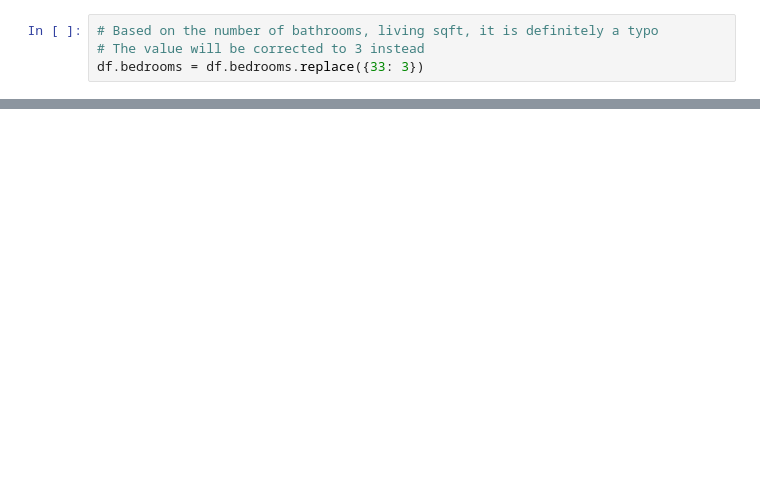
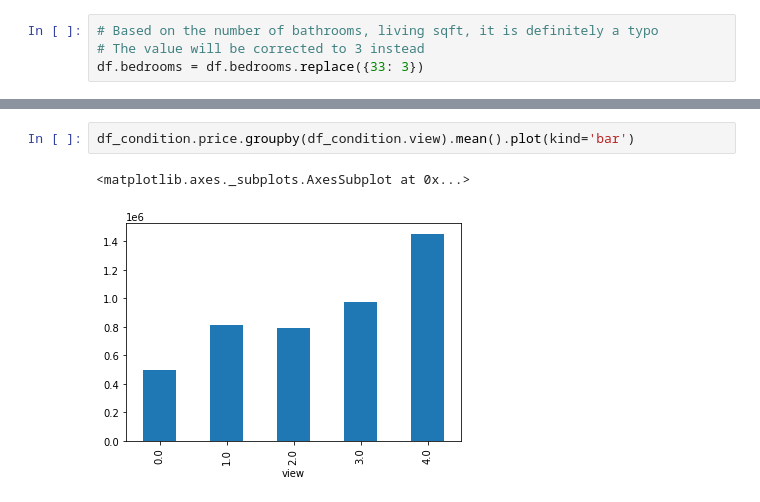
Before and after one commit to lavsz/Mod2_Kings_County_Housing_Price_Prediction, a Jupyter notebook: King's County Housing Price_Data_Cleaning.ipynb, the cells around one changed output, grey strips where cells are left out. Cells and saved outputs as stored; diff of their text form; blank space fills up the shorter version.

```diff
--- a/King's County Housing Price_Data_Cleaning.ipynb
+++ b/King's County Housing Price_Data_Cleaning.ipynb
@@ -332,0 +458,5 @@ duplicates_else_diff.waterfront_adj.value_counts(), duplicates_else_diff.sqft_ba
+# %%
+df_condition.price.groupby(df_condition.view).mean().plot(kind='bar')
+# %% [output]
+<matplotlib.axes._subplots.AxesSubplot at 0x...>
+[figure, added]
```
Also changed, not shown: parts of 93 cells of this notebook.
